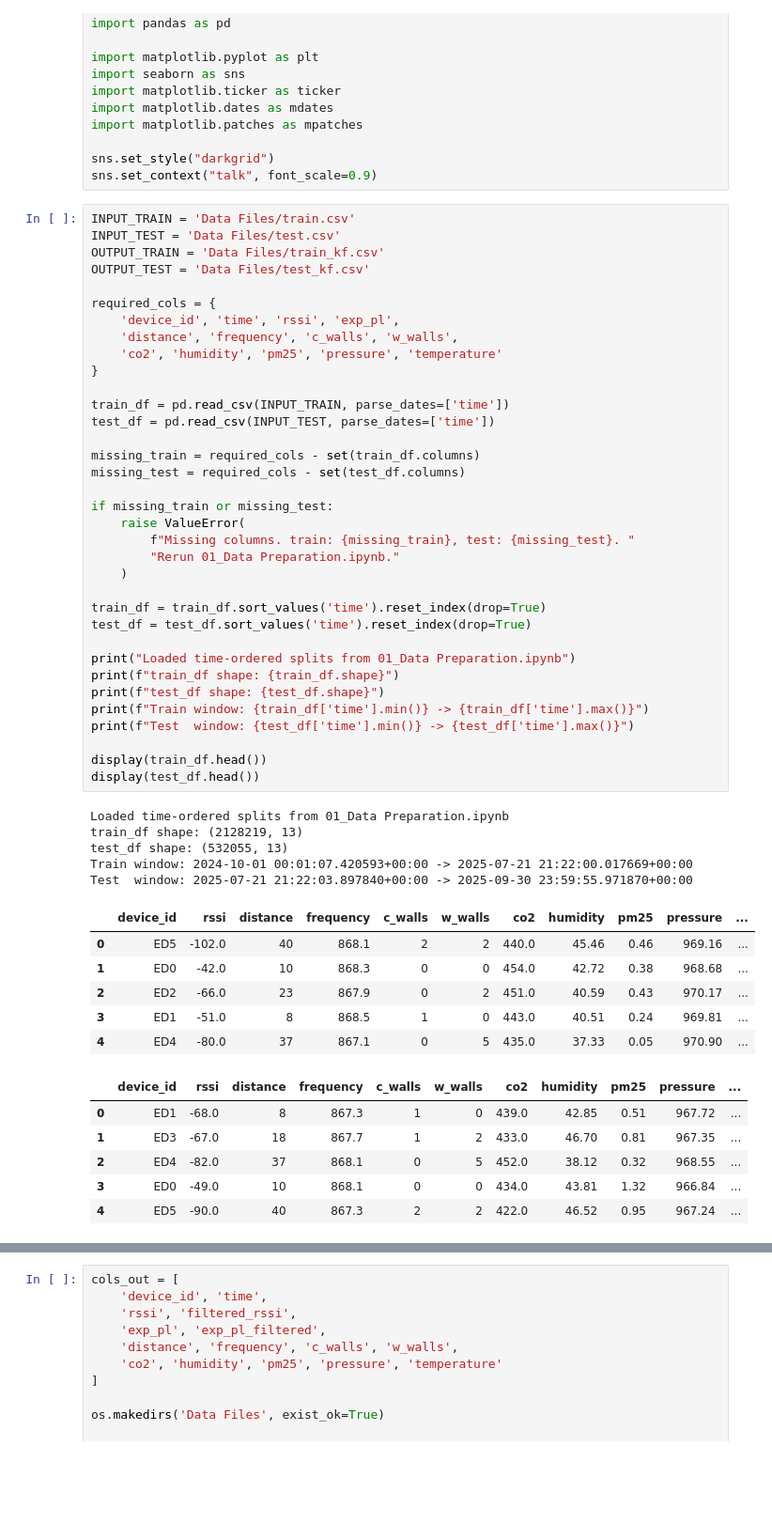
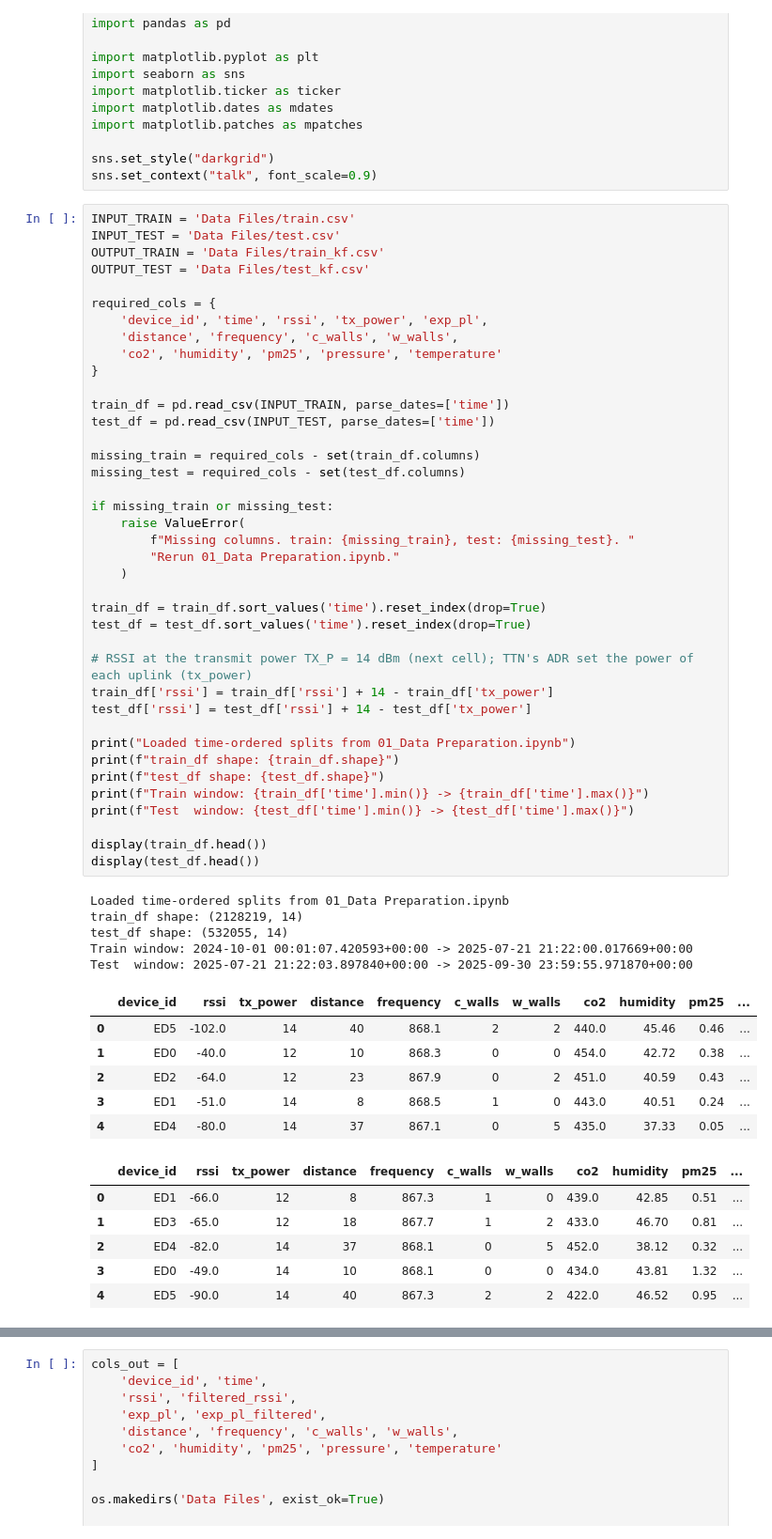
Before and after one commit to nahshonmokua/EnviKal-Loc, a Jupyter notebook: 02_Kalman_Filtering.ipynb, the cells around one changed output, grey strips where cells are left out. Shown at 94% size. Cells and saved outputs as stored; diff of their text form; blank space fills up the shorter version.

```diff
--- a/02_Kalman_Filtering.ipynb
+++ b/02_Kalman_Filtering.ipynb
@@ -33,52 +33,56 @@ OUTPUT_TRAIN = 'Data Files/train_kf.csv'
 OUTPUT_TEST = 'Data Files/test_kf.csv'
 
 required_cols = {
-    'device_id', 'time', 'rssi', 'exp_pl',
+    'device_id', 'time', 'rssi', 'tx_power', 'exp_pl',
     'distance', 'frequency', 'c_walls', 'w_walls',
     'co2', 'humidity', 'pm25', 'pressure', 'temperature'
 }
 
 train_df = pd.read_csv(INPUT_TRAIN, parse_dates=['time'])
 test_df = pd.read_csv(INPUT_TEST, parse_dates=['time'])
 
 missing_train = required_cols - set(train_df.columns)
 missing_test = required_cols - set(test_df.columns)
 
 if missing_train or missing_test:
     raise ValueError(
         f"Missing columns. train: {missing_train}, test: {missing_test}. "
         "Rerun 01_Data Preparation.ipynb."
     )
 
 train_df = train_df.sort_values('time').reset_index(drop=True)
 test_df = test_df.sort_values('time').reset_index(drop=True)
 
+# RSSI at the transmit power TX_P = 14 dBm (next cell); TTN's ADR set the power of each uplink (tx_power)
+train_df['rssi'] = train_df['rssi'] + 14 - train_df['tx_power']
+test_df['rssi'] = test_df['rssi'] + 14 - test_df['tx_power']
+
 print("Loaded time-ordered splits from 01_Data Preparation.ipynb")
 print(f"train_df shape: {train_df.shape}")
 print(f"test_df shape: {test_df.shape}")
 print(f"Train window: {train_df['time'].min()} -> {train_df['time'].max()}")
 print(f"Test  window: {test_df['time'].min()} -> {test_df['time'].max()}")
 
 display(train_df.head())
 display(test_df.head())
 # %% [output]
 Loaded time-ordered splits from 01_Data Preparation.ipynb
-train_df shape: (2128219, 13)
-test_df shape: (532055, 13)
+train_df shape: (2128219, 14)
+test_df shape: (532055, 14)
 Train window: 2024-10-01 00:01:07.420593+00:00 -> 2025-07-21 21:22:00.017669+00:00
 Test  window: 2025-07-21 21:22:03.897840+00:00 -> 2025-09-30 23:59:55.971870+00:00
-|  | device_id | rssi | distance | frequency | c_walls | w_walls | co2 | humidity | pm25 | pressure | ... |
-| 0 | ED5 | -102.0 | 40 | 868.1 | 2 | 2 | 440.0 | 45.46 | 0.46 | 969.16 | ... |
-| 1 | ED0 | -42.0 | 10 | 868.3 | 0 | 0 | 454.0 | 42.72 | 0.38 | 968.68 | ... |
-| 2 | ED2 | -66.0 | 23 | 867.9 | 0 | 2 | 451.0 | 40.59 | 0.43 | 970.17 | ... |
-| 3 | ED1 | -51.0 | 8 | 868.5 | 1 | 0 | 443.0 | 40.51 | 0.24 | 969.81 | ... |
-| 4 | ED4 | -80.0 | 37 | 867.1 | 0 | 5 | 435.0 | 37.33 | 0.05 | 970.90 | ... |
+|  | device_id | rssi | tx_power | distance | frequency | c_walls | w_walls | co2 | humidity | pm25 | ... |
+| 0 | ED5 | -102.0 | 14 | 40 | 868.1 | 2 | 2 | 440.0 | 45.46 | 0.46 | ... |
+| 1 | ED0 | -40.0 | 12 | 10 | 868.3 | 0 | 0 | 454.0 | 42.72 | 0.38 | ... |
+| 2 | ED2 | -64.0 | 12 | 23 | 867.9 | 0 | 2 | 451.0 | 40.59 | 0.43 | ... |
+| 3 | ED1 | -51.0 | 14 | 8 | 868.5 | 1 | 0 | 443.0 | 40.51 | 0.24 | ... |
+| 4 | ED4 | -80.0 | 14 | 37 | 867.1 | 0 | 5 | 435.0 | 37.33 | 0.05 | ... |
-|  | device_id | rssi | distance | frequency | c_walls | w_walls | co2 | humidity | pm25 | pressure | ... |
-| 0 | ED1 | -68.0 | 8 | 867.3 | 1 | 0 | 439.0 | 42.85 | 0.51 | 967.72 | ... |
-| 1 | ED3 | -67.0 | 18 | 867.7 | 1 | 2 | 433.0 | 46.70 | 0.81 | 967.35 | ... |
-| 2 | ED4 | -82.0 | 37 | 868.1 | 0 | 5 | 452.0 | 38.12 | 0.32 | 968.55 | ... |
-| 3 | ED0 | -49.0 | 10 | 868.1 | 0 | 0 | 434.0 | 43.81 | 1.32 | 966.84 | ... |
-| 4 | ED5 | -90.0 | 40 | 867.3 | 2 | 2 | 422.0 | 46.52 | 0.95 | 967.24 | ... |
+|  | device_id | rssi | tx_power | distance | frequency | c_walls | w_walls | co2 | humidity | pm25 | ... |
+| 0 | ED1 | -66.0 | 12 | 8 | 867.3 | 1 | 0 | 439.0 | 42.85 | 0.51 | ... |
+| 1 | ED3 | -65.0 | 12 | 18 | 867.7 | 1 | 2 | 433.0 | 46.70 | 0.81 | ... |
+| 2 | ED4 | -82.0 | 14 | 37 | 868.1 | 0 | 5 | 452.0 | 38.12 | 0.32 | ... |
+| 3 | ED0 | -49.0 | 14 | 10 | 868.1 | 0 | 0 | 434.0 | 43.81 | 1.32 | ... |
+| 4 | ED5 | -90.0 | 14 | 40 | 867.3 | 2 | 2 | 422.0 | 46.52 | 0.95 | ... |
 # %%
 #  Self‑tuning 1D Kalman filter for RSSI
 def adaptive_kf_rssi(z,
```
Also changed, not shown: parts of 7 cells of this notebook.
